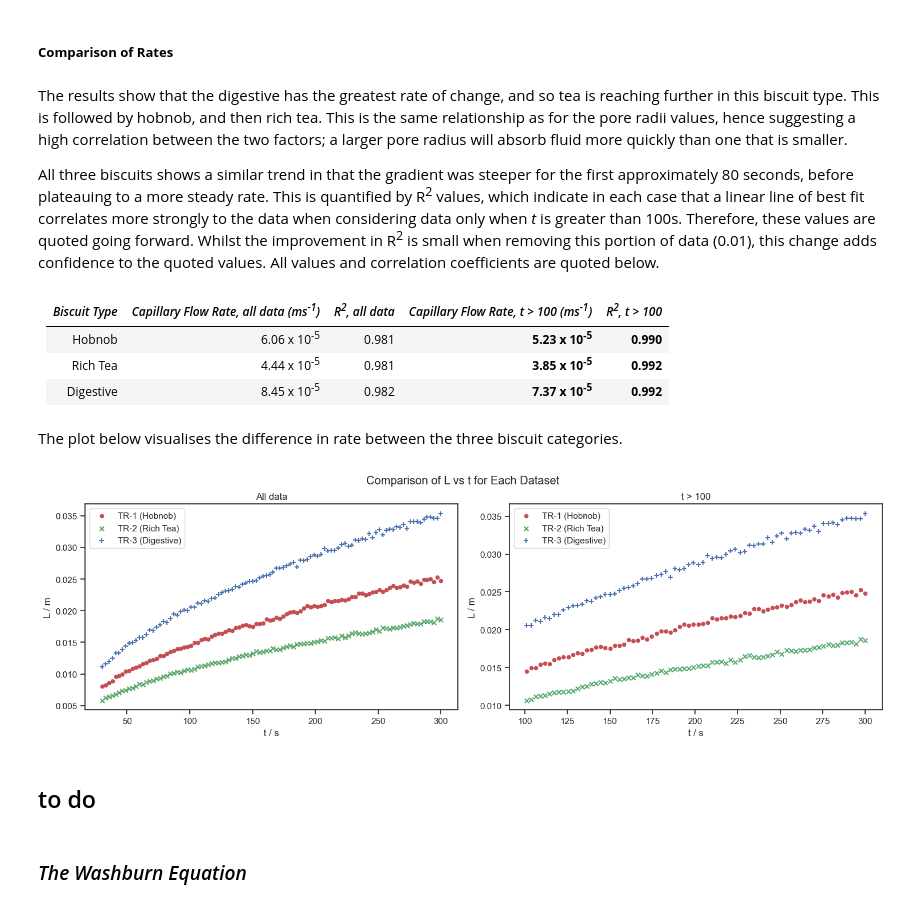
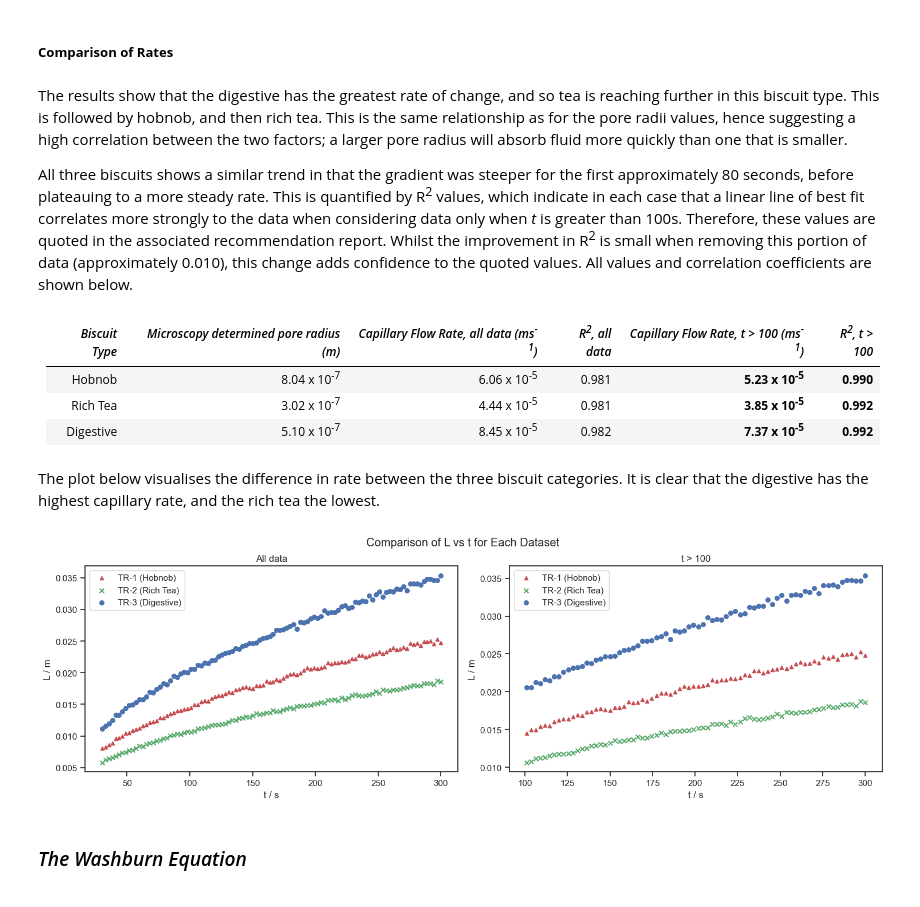
Before and after one commit to kgerrand/Code, a Jupyter notebook: data_analysis.ipynb, the cells around one changed output. Saved outputs shown, nothing was run; the diff lists cells and outputs as text; code cells hidden in the pictures.

```diff
--- a/data_analysis.ipynb
+++ b/data_analysis.ipynb
@@ -581,7 +599,7 @@ tr = pd.concat([tr1, tr2, tr3])
 fig, ax = plt.subplots(figsize=(12, 8))
 sns.set_theme(style='ticks', font='Arial')
 
-sns.boxplot(x='tr', y='r', data=tr)
+sns.boxplot(x='tr', y='predicted_r', data=tr, color='grey')
 ax.axhline(hobnob_r, color='r', linestyle='--', label='Hobnob r', linewidth=2)
 ax.axhspan(hobnob_r - hobnob_r_std, hobnob_r + hobnob_r_std, color='r', alpha=0.2)
 
@@ -595,7 +613,7 @@ ax.set_xlabel('Time-Resolved Dataset')
 ax.set_xticks([0, 1, 2])
 ax.set_xticklabels(['TR1', 'TR2', 'TR3'])
 ax.set_ylabel('pore radius, r / m')
-ax.set_title('Distribution of r Across Time-Resolved Datasets')
+ax.set_title('Distribution of r Across Time-Resolved Datasets, with Lines Showing Biscuit r Values')
 
 ax.legend()
 plt.show()
@@ -608,34 +693,10 @@ Having explored the radii, it is assumed that TR1 corresponds to hobnob, TR2 ric
 # %%
-# creating box plot of r values for each trial, adding the previously determined pore radius values
-fig, ax = plt.subplots(1,3, figsize=(20, 6))
-sns.set_theme(style='ticks', font='Arial')
-
-# tr1
-sns.boxplot(data=tr1, y='r', ax=ax[0])
-ax[0].axhline(hobnob_r, color='r', linestyle='--', label='Hobnob r', linewidth=2)
-ax[0].set_xlabel('Trial 1')
-ax[0].set_ylabel('r / m')
-ax[0].set_title('Time-Resolved 1')
-ax[0].legend()
-
-# tr2
-sns.boxplot(data=tr2, y='r', ax=ax[1])
-ax[1].axhline(rich_tea_r, color='g', linestyle='-.', label='Rich Tea r', linewidth=2)
-ax[1].set_xlabel('Trial 2')
-ax[1].set_ylabel('r / m')
-ax[1].set_title('Time-Resolved 2')
-ax[1].legend()
-
-# tr3
-sns.boxplot(data=tr3, y='r', ax=ax[2])
-ax[2].axhline(digestive_r, color='b', linestyle=':', label='Digestive r', linewidth=2)
-ax[2].set_xlabel('Trial 3')
-ax[2].set_ylabel('r / m')
-ax[2].set_title('Time-Resolved 3')
-ax[2].legend()
+# calculating percentage difference between calcualted pore radius and average pore radius for each trial
+average_r1 = tr1['predicted_r'].mean()
+average_r2 = tr2['predicted_r_maxL'].mean()
+average_r3 = tr3['predicted_r_minL'].mean()
 
 
-# calculating percentage difference between calcualted pore radius and average pore radius for each trial
 percentage_difference1 = (abs(average_r1 - hobnob_r) / hobnob_r) * 100
 percentage_difference2 = (abs(average_r2 - rich_tea_r) / rich_tea_r) * 100
 percentage_difference3 = (abs(average_r3 - digestive_r) / digestive_r) * 100
@@ -801,56 +861,54 @@ fig.tight_layout()
 # %% [markdown]
 The results show that the digestive has the greatest rate of change, and so tea is reaching further in this biscuit type. This is followed by hobnob, and then rich tea. This is the same relationship as for the pore radii values, hence suggesting a high correlation between the two factors; a larger pore radius will absorb fluid more quickly than one that is smaller.
 
-All three biscuits shows a similar trend in that the gradient was steeper for the first approximately 80 seconds, before plateauing to a more steady rate. This is quantified by R<sup>2</sup> values, which indicate in each case that a linear line of best fit correlates more strongly to the data when considering data only when *t* is greater than 100s. Therefore, these values are quoted going forward. Whilst the improvement in R<sup>2</sup> is small when removing this portion of data (0.01), this change adds confidence to the quoted values. All values and correlation coefficients are quoted below.
+All three biscuits shows a similar trend in that the gradient was steeper for the first approximately 80 seconds, before plateauing to a more steady rate. This is quantified by R<sup>2</sup> values, which indicate in each case that a linear line of best fit correlates more strongly to the data when considering data only when *t* is greater than 100s. Therefore, these values are quoted in the associated recommendation report. Whilst the improvement in R<sup>2</sup> is small when removing this portion of data (approximately 0.010), this change adds confidence to the quoted values. All values and correlation coefficients are shown below.
 # %% [markdown]
-| *Biscuit Type* | *Capillary Flow Rate, all data (ms<sup>-1</sup>)* | *R<sup>2</sup>, all data* | *Capillary Flow Rate, t > 100 (ms<sup>-1</sup>)* | *R<sup>2</sup>, t > 100* |
-|--------------|---------------|---------------|---------------|---------------|
-| Hobnob       | 6.06 x 10<sup>-5</sup>        | 0.981       | **5.23 x 10<sup>-5</sup>**        | **0.990**        |
-| Rich Tea     | 4.44 x 10<sup>-5</sup>        | 0.981       | **3.85 x 10<sup>-5</sup>**        | **0.992**        |
-| Digestive    | 8.45 x 10<sup>-5</sup>        | 0.982       | **7.37 x 10<sup>-5</sup>**        | **0.992**        |
+| *Biscuit Type* | *Microscopy determined pore radius (m)* | *Capillary Flow Rate, all data (ms<sup>-1</sup>)* | *R<sup>2</sup>, all data* | *Capillary Flow Rate, t > 100 (ms<sup>-1</sup>)* | *R<sup>2</sup>, t > 100* |
+|--------------|---------------|---------------|---------------|---------------|---------------|
+| Hobnob       | 8.04 x 10<sup>-7</sup>        | 6.06 x 10<sup>-5</sup>        | 0.981       | **5.23 x 10<sup>-5</sup>**        | **0.990**        |
+| Rich Tea     | 3.02 x 10<sup>-7</sup>        | 4.44 x 10<sup>-5</sup>        | 0.981       | **3.85 x 10<sup>-5</sup>**        | **0.992**        |
+| Digestive    | 5.10 x 10<sup>-7</sup>        | 8.45 x 10<sup>-5</sup>        | 0.982       | **7.37 x 10<sup>-5</sup>**        | **0.992**        |
 # %% [markdown]
-The plot below visualises the difference in rate between the three biscuit categories.
+The plot below visualises the difference in rate between the three biscuit categories. It is clear that the digestive has the highest capillary rate, and the rich tea the lowest.
 # %%
 # plotting L against t
 fig, axes = plt.subplots(1,2,figsize=(15, 5))
 sns.set_theme(style='ticks', font='Arial')
 
 # all data
-axes[0].scatter(tr1['t'], tr1['L'], c='r', marker='o', label='tr-1', s=20)
+axes[0].scatter(tr1['t'], tr1['L'], c='r', marker='^', label='tr-1', s=20)
 axes[0].scatter(tr2['t'], tr2['L'], c='g', marker='x', label='tr-2', s=30)
-axes[0].scatter(tr3['t'], tr3['L'], c='b', marker='+', label='tr-3', s=30)
+axes[0].scatter(tr3['t'], tr3['L'], c='b', marker='o', label='tr-3', s=30)
 
 axes[0].set_title('All data')
 
 # only t > 100
-axes[1].scatter(tr1[tr1['t'] > 100]['t'], tr1[tr1['t'] > 100]['L'], c='r', marker='o', label='tr-1', s=20)
+axes[1].scatter(tr1[tr1['t'] > 100]['t'], tr1[tr1['t'] > 100]['L'], c='r', marker='^', label='tr-1', s=20)
 axes[1].scatter(tr2[tr2['t'] > 100]['t'], tr2[tr2['t'] > 100]['L'], c='g', marker='x', label='tr-2', s=30)
-axes[1].scatter(tr3[tr3['t'] > 100]['t'], tr3[tr3['t'] > 100]['L'], c='b', marker='+', label='tr-3', s=30)
+axes[1].scatter(tr3[tr3['t'] > 100]['t'], tr3[tr3['t'] > 100]['L'], c='b', marker='o', label='tr-3', s=30)
 
 axes[1].set_title('t > 100')
 
 
 # changing legend labels to show biscuit type
 handles, labels = axes[0].get_legend_handles_labels()
 custom_labels = {
     'tr-1': 'TR-1 (Hobnob)',
     'tr-2': 'TR-2 (Rich Tea)',
     'tr-3': 'TR-3 (Digestive)'
 }
 
 legend_labels = [custom_labels[label] if label in custom_labels else label for label in labels]
 axes[0].legend(handles=handles, labels=legend_labels)
 axes[1].legend(handles=handles, labels=legend_labels)
 
 for ax in axes:
     ax.set_xlabel('t / s')
     ax.set_ylabel('L / m')
 
 fig.suptitle('Comparison of L vs t for Each Dataset', y=0.95)
 fig.tight_layout()
 # %% [output]
-[figure, old version]
+[figure, new version]
-# %% [markdown]
-## to do
 # %% [markdown]
 ### *The Washburn Equation*
```
Also changed, not shown: parts of 95 cells of this notebook.
